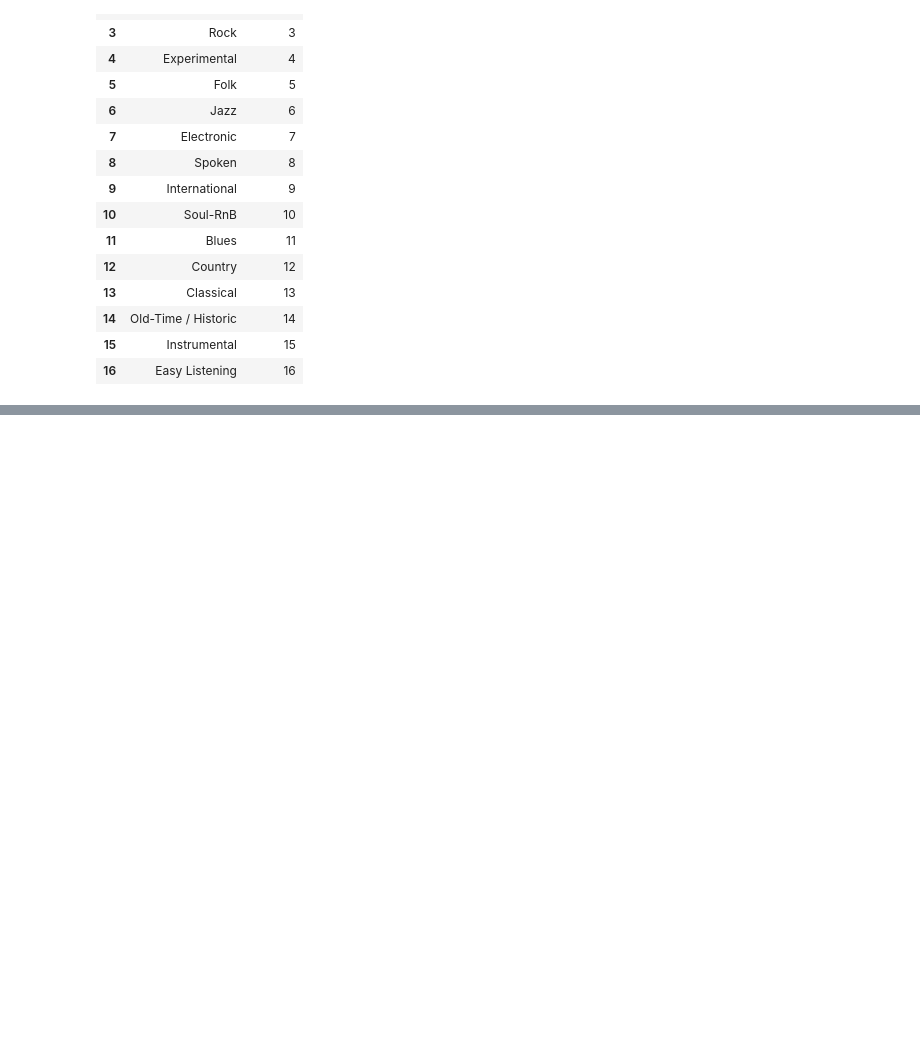
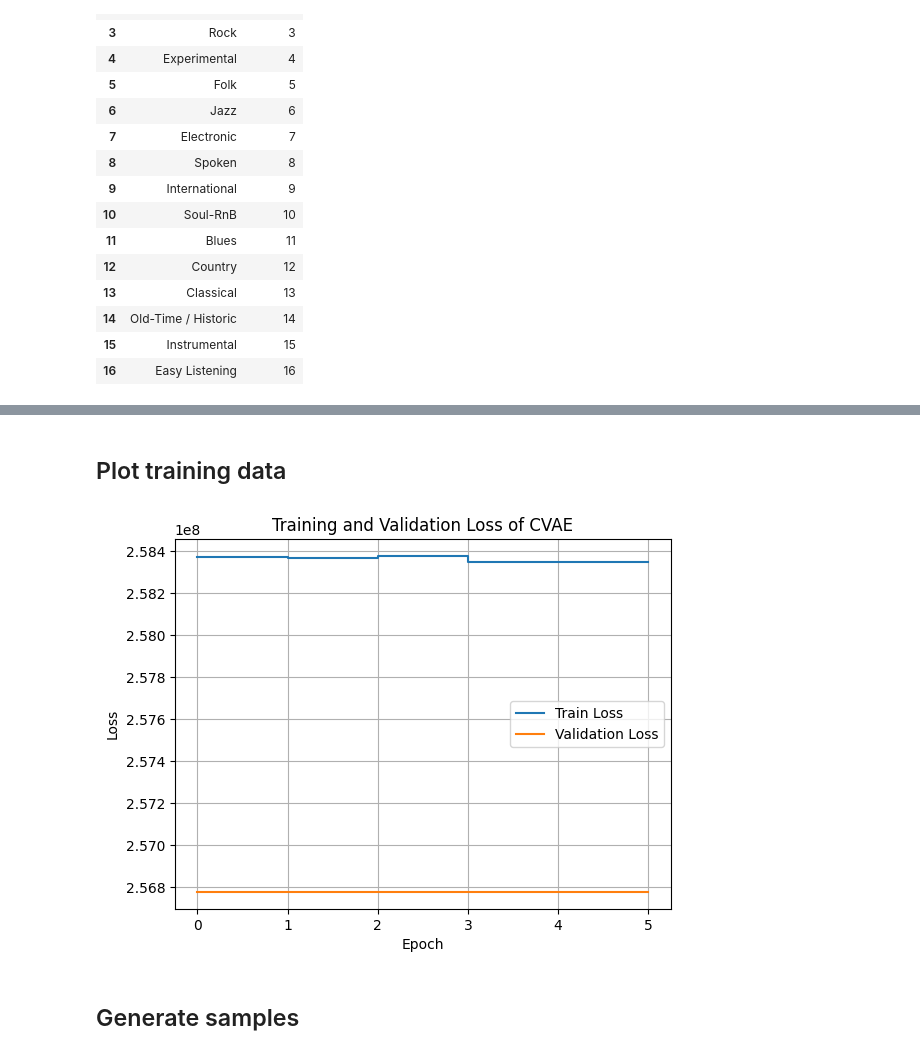
Before and after one commit to O-Albz/TIF360ProjectD, a Jupyter notebook: cvae_music_generation.ipynb, the cells around one changed output, grey strips where cells are left out. Drawn from its saved outputs; the diff is of its cells as text; code cells hidden in the pictures; blank space fills up the shorter version.

Commit message:
Add early stop, model save, sampling and test train

```diff
--- a/cvae_music_generation.ipynb
+++ b/cvae_music_generation.ipynb
@@ -280,0 +348,23 @@ NameError: name 'exit' is not defined
+# %% [markdown]
+## Plot training data
+# %%
+import matplotlib.pyplot as plt
+
+metrics = pd.read_csv(os.path.join(logger.log_dir, "metrics.csv")).ffill()
+
+def plot_training_metrics(metrics):
+    """Plot training metrics by epoch."""
+
+    plt.plot(metrics["epoch"], metrics["train_loss"], label="Train Loss")
+    plt.plot(metrics["epoch"], metrics["val_loss"], label="Validation Loss")
+    plt.xlabel("Epoch")
+    plt.ylabel("Loss")
+    plt.title("Training and Validation Loss of CVAE")
+    plt.grid()
+    plt.legend()
+
+    plt.show()
+
+plot_training_metrics(metrics)
+# %% [output]
+[figure, added]
@@ -280,0 +373,2 @@ NameError: name 'exit' is not defined
+# %% [markdown]
+## Generate samples
```
Also changed, not shown: parts of 11 cells of this notebook, 1 other file.
